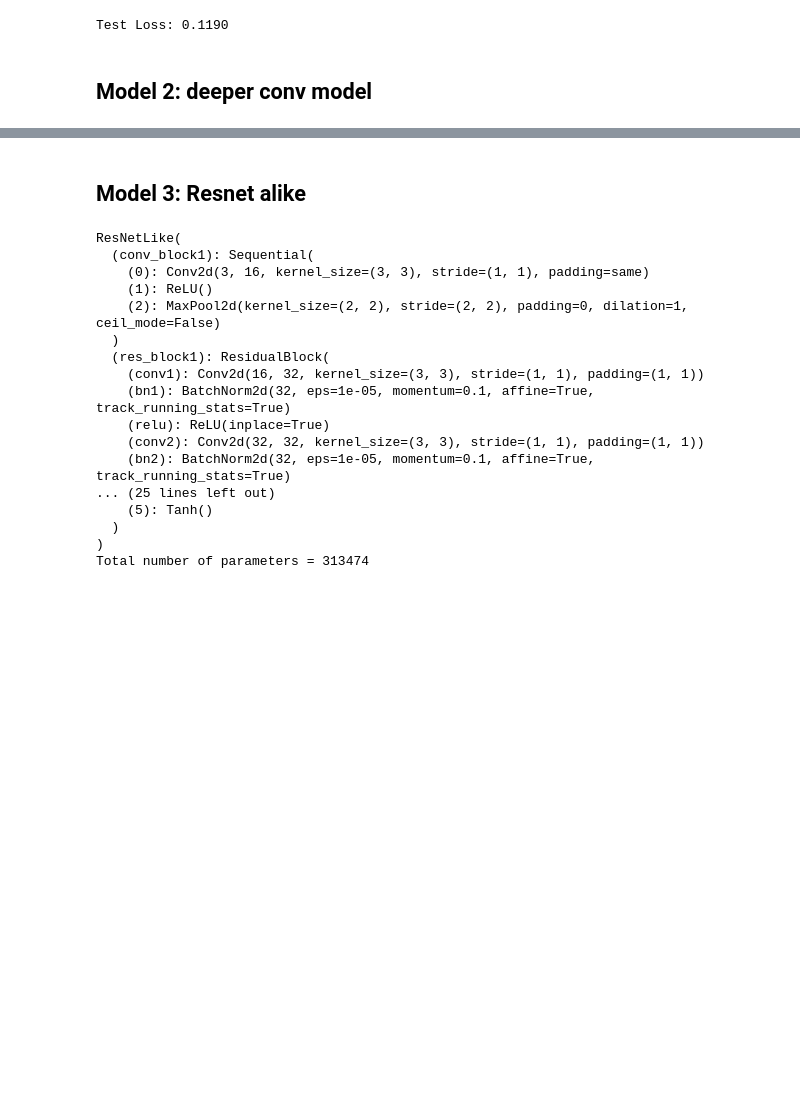
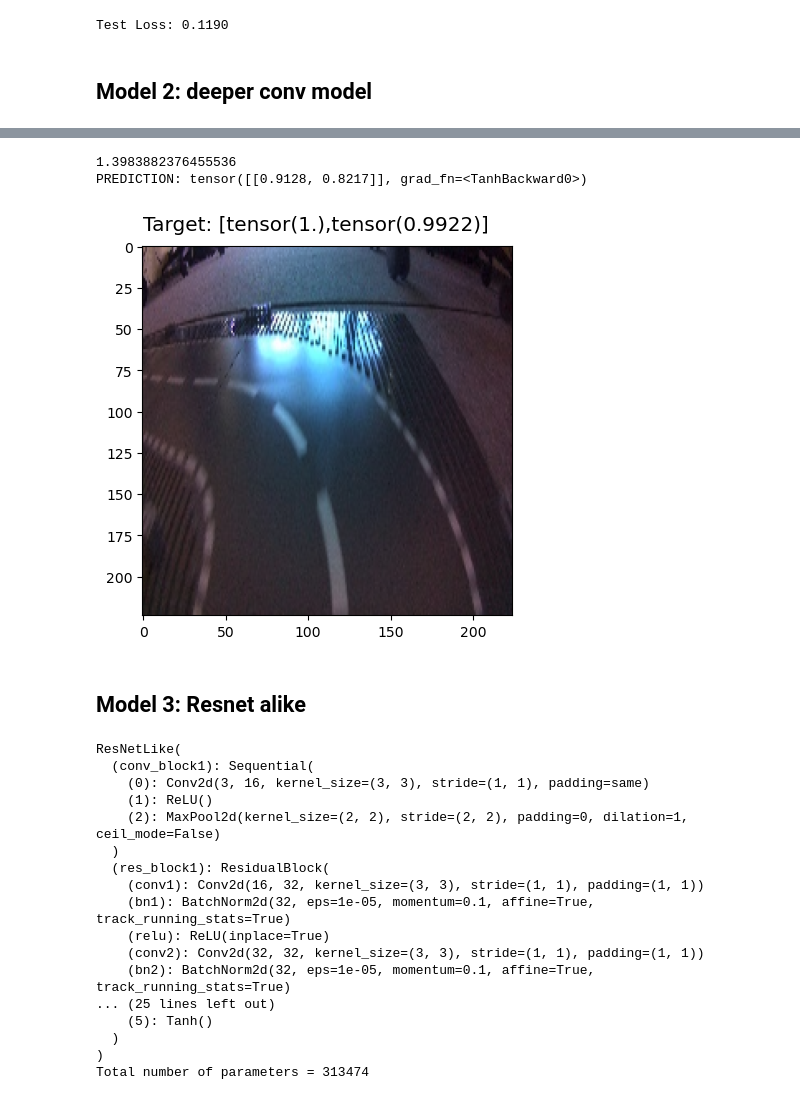
Before and after one commit to massimo-ml/jetbot, a Jupyter notebook: model_training.ipynb, the cells around one changed output, grey strips where cells are left out. Cells and saved outputs as stored; diff of their text form; code cells hidden in the pictures; blank space fills up the shorter version.

```diff
--- a/model_training.ipynb
+++ b/model_training.ipynb
@@ -454,36 +486,36 @@ class DeepConv(nn.Module):
             nn.Conv2d(3, 16, kernel_size=(3, 3), padding="same"),
             nn.ReLU(),
             nn.MaxPool2d(kernel_size=(2, 2)),
-            nn.BatchNorm2d(16)
+            nn.BatchNorm2d(16),
         )
         self.conv_block2 = nn.Sequential(
             nn.Conv2d(16, 32, kernel_size=(3, 3), padding="same"),
             nn.ReLU(),
             nn.MaxPool2d(kernel_size=(2, 2)),
-            nn.BatchNorm2d(32)
+            nn.BatchNorm2d(32),
         )
         self.conv_block3 = nn.Sequential(
             nn.Conv2d(32, 64, kernel_size=(3, 3), padding="same"),
             nn.ReLU(),
             nn.MaxPool2d(kernel_size=(2, 2)),
-            nn.BatchNorm2d(64)
+            nn.BatchNorm2d(64),
         )
         self.conv_block4 = nn.Sequential(
             nn.Conv2d(64, 128, kernel_size=(3, 3), padding="same"),
             nn.ReLU(),
             nn.MaxPool2d(kernel_size=(2, 2)),
-            nn.BatchNorm2d(128)
+            nn.BatchNorm2d(128),
         )
-        # self.conv_block5 = nn.Sequential(
-        #     nn.Conv2d(128, 256, kernel_size=(3, 3), padding="same"),
-        #     nn.ReLU(),
-        #     nn.MaxPool2d(kernel_size=(2, 2)),
-        # )
+        self.conv_block5 = nn.Sequential(
+            nn.Conv2d(128, 256, kernel_size=(3, 3), padding="same"),
+            nn.ReLU(),
+           nn.MaxPool2d(kernel_size=(2, 2)),
+        )
 
         self.global_pool = nn.AdaptiveMaxPool2d((1, 1))
         self.fully_connected = nn.Sequential(
-            nn.Linear(128, 64),
-            # nn.Linear(256, 64),
+            #nn.Linear(128, 64),
+            nn.Linear(256, 64),
             nn.ReLU(),
             nn.Linear(64, 32),
             nn.ReLU(),
@@ -496,7 +528,7 @@ class DeepConv(nn.Module):
         x = self.conv_block2(x)
         x = self.conv_block3(x)
         x = self.conv_block4(x)
-        # x = self.conv_block5(x)
+        x = self.conv_block5(x)
         x = self.global_pool(x)
         x = x.flatten(1, -1)
         x = self.fully_connected(x)
@@ -547,3 +605,15 @@ Test Loss: 0.1027
+# %%
+d = dataset[507]
+img = d[0]
+target = d[1]
+preds = deep_conv_model(torch.from_numpy(np.array([img])))
+
+print(f"PREDICTION: {preds}")
+display_image(img, target)
+# %% [output]
+1.3983882376455536
+PREDICTION: tensor([[0.9128, 0.8217]], grad_fn=<TanhBackward0>)
+[figure, added]
 # %% [markdown]
 ## Model 3: Resnet alike
 # %%
```
Also changed, not shown: parts of 29 cells of this notebook, 5 other files.
